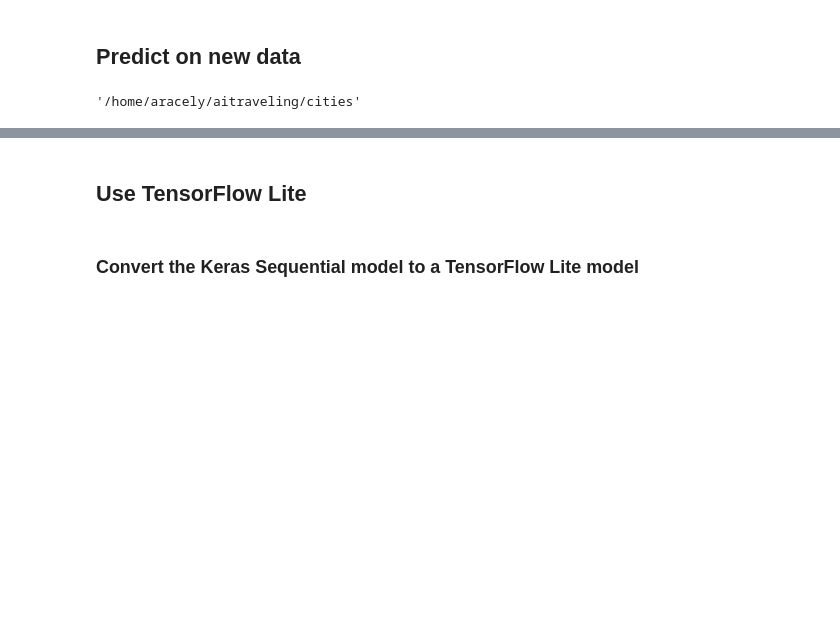
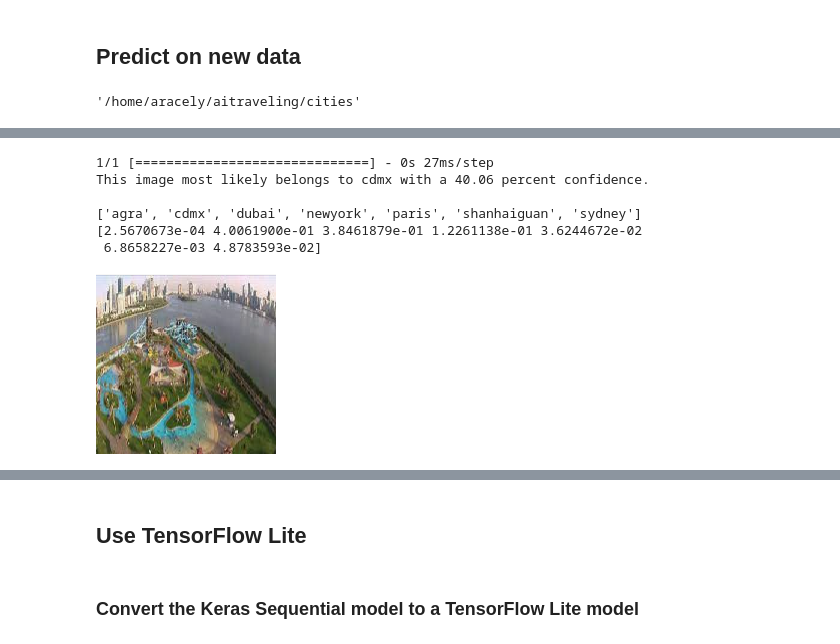
Before and after one commit to AracelyLJ/aitraveling, a Jupyter notebook: modeltest1.ipynb, the cells around one changed output, grey strips where cells are left out. Saved outputs shown, nothing was run; the diff lists cells and outputs as text; code cells hidden in the pictures; blank space fills up the shorter version.

Commit message:
test model7

```diff
--- a/modeltest1.ipynb
+++ b/modeltest1.ipynb
@@ -379,4 +383,31 @@ This image most likely belongs to cdmx with a 73.66 percent confidence.
 [figure]
+# %%
+img = tf.keras.utils.load_img(
+    data_dir+'/dubai/(10218).png', target_size=(img_height, img_width)
+)
+img_array = tf.keras.utils.img_to_array(img2)
+img_array = tf.expand_dims(img_array, 0) # Create a batch
+
+predictions = model.predict(img_array)
+score = tf.nn.softmax(predictions[0])
+print(
+    "This image most likely belongs to {} with a {:.2f} percent confidence."
+    .format(class_names[np.argmax(score)], 100 * np.max(score))
+)
+
+print()
+print(class_names)
+# print(type(score))
+print(np.array(score))
+img
+# %% [output]
+1/1 [==============================] - 0s 27ms/step
+This image most likely belongs to cdmx with a 40.06 percent confidence.
+
+['agra', 'cdmx', 'dubai', 'newyork', 'paris', 'shanhaiguan', 'sydney']
+[2.5670673e-04 4.0061900e-01 3.8461879e-01 1.2261138e-01 3.6244672e-02
+ 6.8658227e-03 4.8783593e-02]
+[figure, added]
 # %%
 img3 = tf.keras.utils.load_img(
     data_dir+'/newyork/(10237).png', target_size=(img_height, img_width)
```
Also changed, not shown: parts of 24 cells of this notebook, 1 other file.
